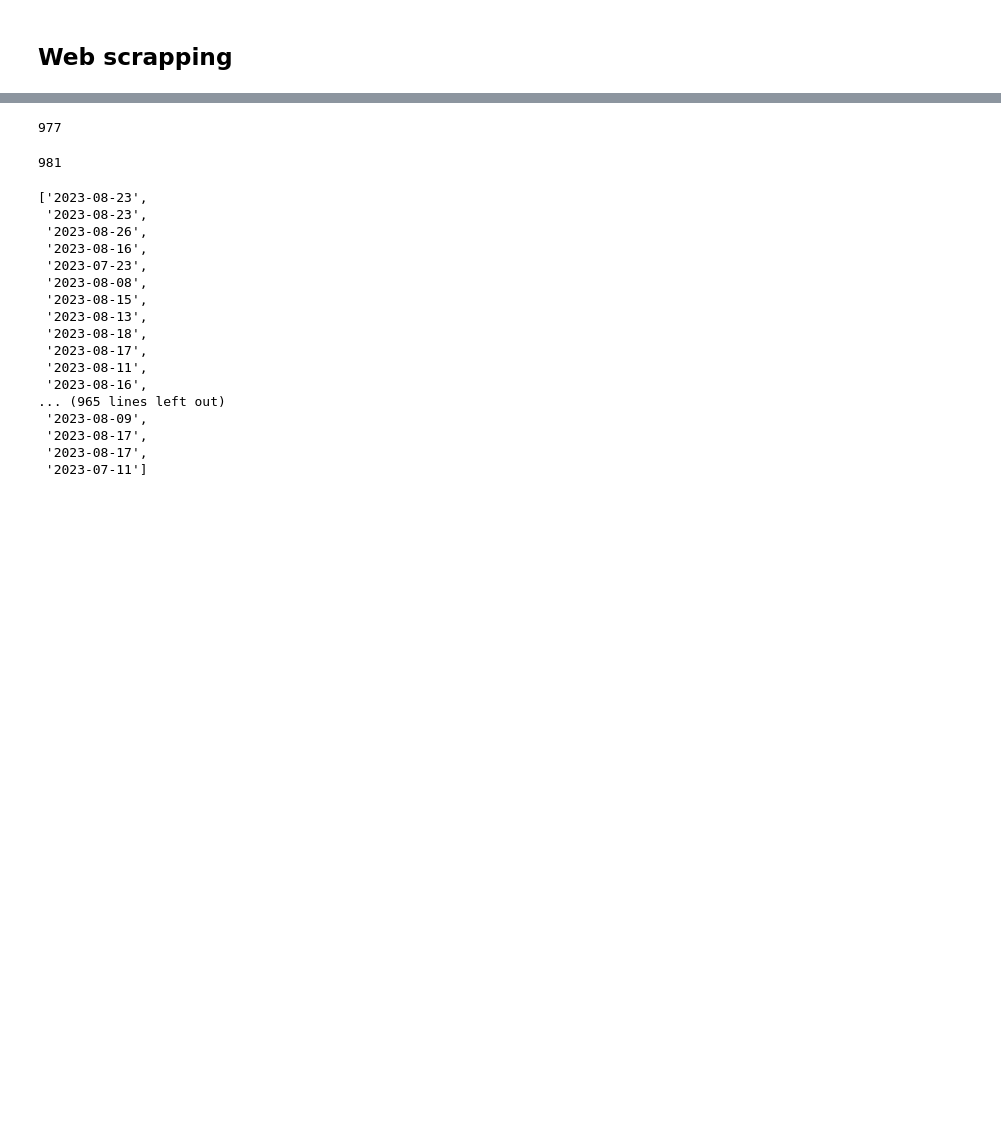
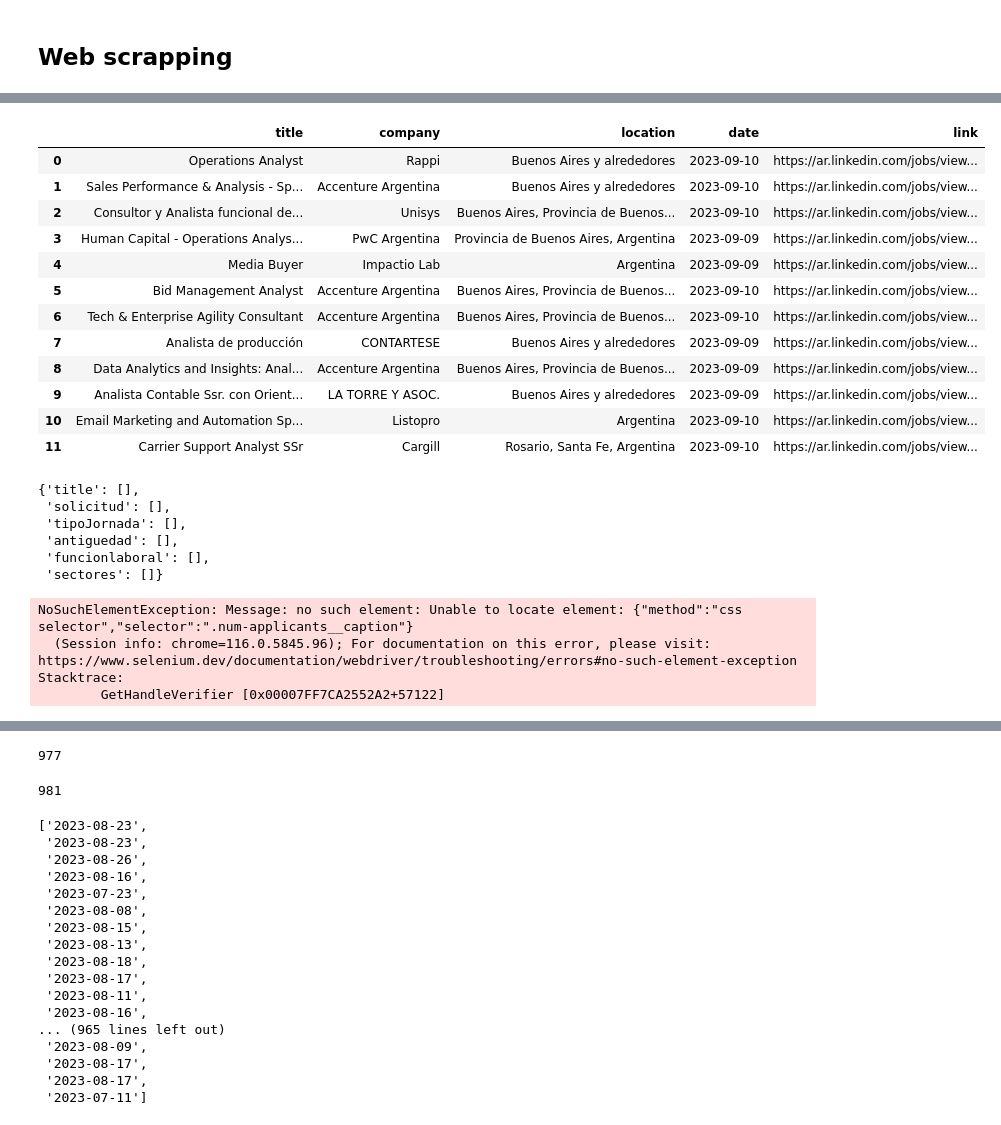
Before and after one commit to julieta77/ProjectWebScraping, a Jupyter notebook: prueba.ipynb, the cells around one changed output, grey strips where cells are left out. Cells and saved outputs as stored; diff of their text form; code cells hidden in the pictures; blank space fills up the shorter version.

```diff
--- a/prueba.ipynb
+++ b/prueba.ipynb
@@ -72,0 +103,4 @@ len(company_names)
+# %%
+for i in lis:
+    if i.startswith('https://ar.linkedin.com/jobs/view/'):
+        links.append(i)
@@ -72,0 +151,2 @@ len(company_names)
+# %%
+links.remove('https://ar.linkedin.com/jobs/view/operations-analyst-at-rappi-3615749092?refId=EsuAHUejkGX60X4VtrzilQ%3D%3D&trackingId=2SkiZzpqYv9hgI35KTq95Q%3D%3D&trk=public_jobs_topcard-title')
@@ -138,0 +198,10 @@ locations_names
+# %%
+dates = driver.find_elements(By.CLASS_NAME, 'job-search-card__listdate--new')
+
+# Inicializar una lista para almacenar los nombres de compañías
+jobs_dates = []
+
+# Iterar a través de los elementos y agregar los nombres a la lista
+for date in dates:
+    datetime = date.get_attribute("datetime")
+    jobs_dates.append(datetime)
@@ -138,0 +227,18 @@ locations_names
+# %%
+df = pd.DataFrame({'title': titles_names, 'company': company_names, 'location': locations_names,'date': jobs_dates,'link': links})
+# %%
+df
+# %% [output]
+|  | title | company | location | date | link |
+| 0 | Operations Analyst | Rappi | Buenos Aires y alrededores | 2023-09-10 | https://ar.linkedin.com/jobs/view... |
+| 1 | Sales Performance & Analysis - Sp... | Accenture Argentina | Buenos Aires y alrededores | 2023-09-10 | https://ar.linkedin.com/jobs/view... |
+| 2 | Consultor y Analista funcional de... | Unisys | Buenos Aires, Provincia de Buenos... | 2023-09-10 | https://ar.linkedin.com/jobs/view... |
+| 3 | Human Capital - Operations Analys... | PwC Argentina | Provincia de Buenos Aires, Argentina | 2023-09-09 | https://ar.linkedin.com/jobs/view... |
+| 4 | Media Buyer | Impactio Lab | Argentina | 2023-09-09 | https://ar.linkedin.com/jobs/view... |
+| 5 | Bid Management Analyst | Accenture Argentina | Buenos Aires, Provincia de Buenos... | 2023-09-10 | https://ar.linkedin.com/jobs/view... |
+| 6 | Tech & Enterprise Agility Consultant | Accenture Argentina | Buenos Aires, Provincia de Buenos... | 2023-09-10 | https://ar.linkedin.com/jobs/view... |
+| 7 | Analista de producción | CONTARTESE | Buenos Aires y alrededores | 2023-09-09 | https://ar.linkedin.com/jobs/view... |
+| 8 | Data Analytics and Insights: Anal... | Accenture Argentina | Buenos Aires, Provincia de Buenos... | 2023-09-09 | https://ar.linkedin.com/jobs/view... |
+| 9 | Analista Contable Ssr. con Orient... | LA TORRE Y ASOC. | Buenos Aires y alrededores | 2023-09-09 | https://ar.linkedin.com/jobs/view... |
+| 10 | Email Marketing and Automation Sp... | Listopro | Argentina | 2023-09-10 | https://ar.linkedin.com/jobs/view... |
+| 11 | Carrier Support Analyst SSr | Cargill | Rosario, Santa Fe, Argentina | 2023-09-10 | https://ar.linkedin.com/jobs/view... |
@@ -138,0 +251,19 @@ locations_names
+# %%
+dicc
+# %% [output]
+{'title': [],
+ 'solicitud': [],
+ 'tipoJornada': [],
+ 'antiguedad': [],
+ 'funcionlaboral': [],
+ 'sectores': []}
+# %%
+for i in links:
+    driver.get(i)
+    dicc['solicitud'].append(driver.find_element(By.CLASS_NAME, 'num-applicants__caption').text)
+    dicc['title'].append(driver.find_element(By.CLASS_NAME, 'top-card-layout__title').text)
+# %% [output]
+NoSuchElementException: Message: no such element: Unable to locate element: {"method":"css selector","selector":".num-applicants__caption"}
+  (Session info: chrome=116.0.5845.96); For documentation on this error, please visit: https://www.selenium.dev/documentation/webdriver/troubleshooting/errors#no-such-element-exception
+Stacktrace:
+        GetHandleVerifier [0x00007FF7CA2552A2+57122]
```
Also changed, not shown: parts of 73 cells of this notebook, 1 other file.
